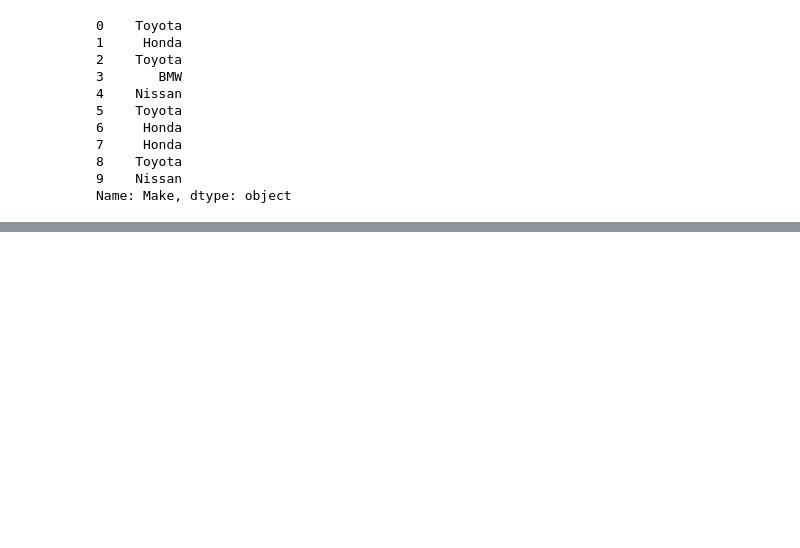
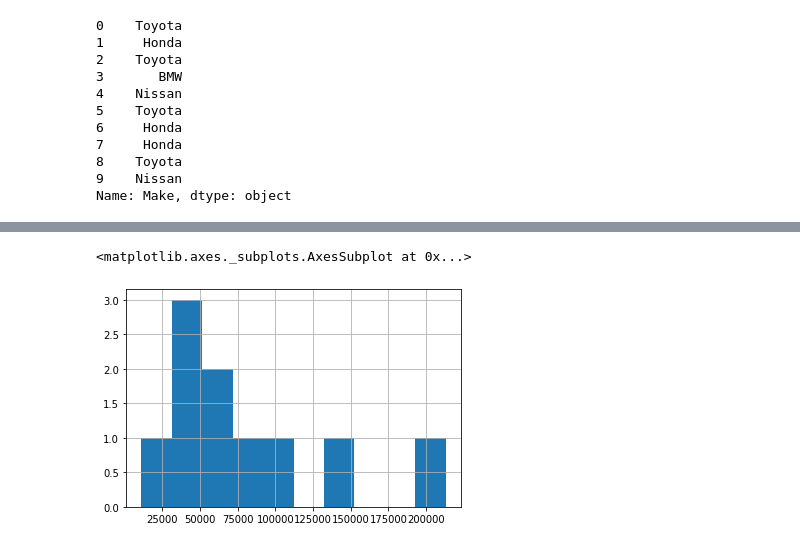
Before and after one commit to dulajkavinda/pandas-exploring-data-ML, a Jupyter notebook: introduction-to-pandas.ipynb, the cells around one changed output, grey strips where cells are left out. Drawn from its saved outputs; the diff is of its cells as text; code cells hidden in the pictures; blank space fills up the shorter version.

```diff
--- a/introduction-to-pandas.ipynb
+++ b/introduction-to-pandas.ipynb
@@ -315,0 +353,5 @@ Name: Make, dtype: object
+# %%
+car_sales['Odometer (KM)'].hist()
+# %% [output]
+<matplotlib.axes._subplots.AxesSubplot at 0x...>
+[figure, added]
```
Also changed, not shown: parts of 7 cells of this notebook.
